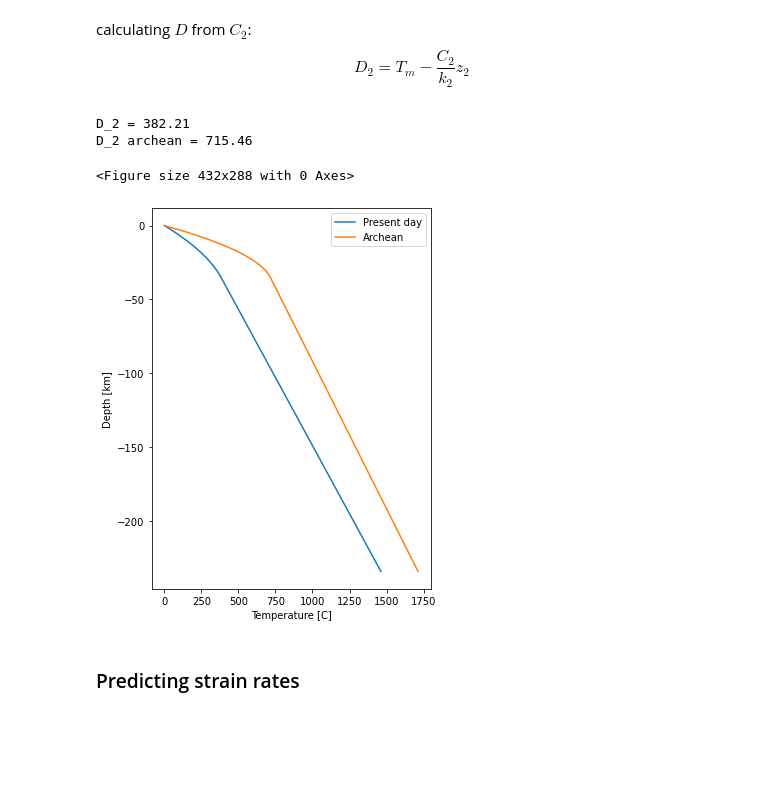
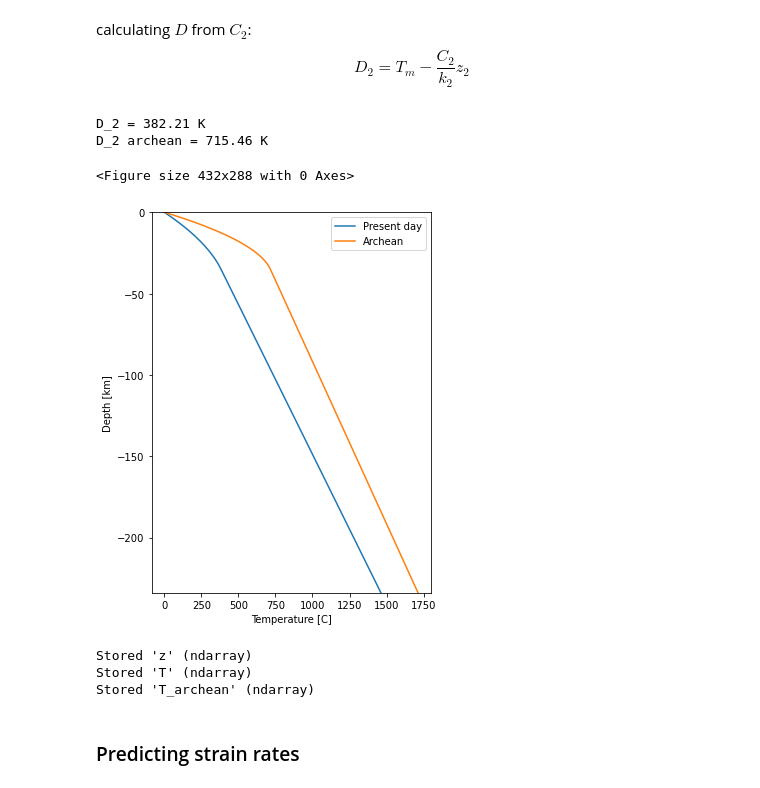
Before and after one commit to vvmai/lab_kore, a Jupyter notebook: strain_rate_predictions.ipynb, the cells around one changed output. Cells and saved outputs as stored; diff of their text form; code cells hidden in the pictures; blank space fills up the shorter version.

```diff
--- a/strain_rate_predictions.ipynb
+++ b/strain_rate_predictions.ipynb
@@ -180,18 +183,21 @@ calculating $D$ from $C_2$:
 $$D_2 = T_m - \frac{C_2}{k_2}z_2$$
 # %%
 D_2 = T_m-(C_2*(cm))/k_2
-print("D_2 = %.2f"%D_2)
+print("D_2 = %.2f K"%D_2)
 D_2_archean = T_m_archean-(C_2_archean*(cm))/k_2
-print("D_2 archean = %.2f"%D_2_archean)
+print("D_2 archean = %.2f K"%D_2_archean)
 # %% [output]
-D_2 = 382.21
-D_2 archean = 715.46
+D_2 = 382.21 K
+D_2 archean = 715.46 K
 # %%
 def calc_geotherm(z,C_1,C_2,D_2,H):
     """
-    Calculates the geothermal gradient up to depth (z),
-    (for now) assuming that thermal conductivity is constant
-    and that values for the crust and mantle are both k = 3.0
+    Calculates the geothermal gradient.
+    z: depth [m]
+    C_1: surface heat flow
+    C_2: internal heat flow (?)
+    D_2: constant [K]
+    H: radiogenic heat flow (W/kg)
     """
     T = np.ones(len(z))
     T_0 = 273 # surface temperature [K]
@@ -208,17 +214,26 @@ def calc_geotherm(z,C_1,C_2,D_2,H):
 # %%
 z = np.array(range(initial_depth,cc+cm,depth_increment))# depth [m]
 T = calc_geotherm(z,C_1,C_2,D_2,H)
 T_archean = calc_geotherm(z,C_1_archean,C_2_archean,D_2_archean,H_archean)
 plt.figure(4)
 plt.figure(figsize=(5,7))
 plt.plot(T-273,[-i/1000 for i in z])
 plt.plot(T_archean-273,[-i/1000 for i in z])
+plt.ylim((-z[-1]/1000,0))
 plt.xlabel('Temperature [C]')
 plt.ylabel('Depth [km]')
 plt.legend(['Present day','Archean'])
 plt.show()
 # %% [output]
 <Figure size 432x288 with 0 Axes>
-[figure, old version]
+[figure, new version]
+# %%
+%store z
+%store T
+%store T_archean
+# %% [output]
+Stored 'z' (ndarray)
+Stored 'T' (ndarray)
+Stored 'T_archean' (ndarray)
 # %% [markdown]
 ### Predicting strain rates
```
Also changed, not shown: parts of 10 cells of this notebook, 6 other files.
